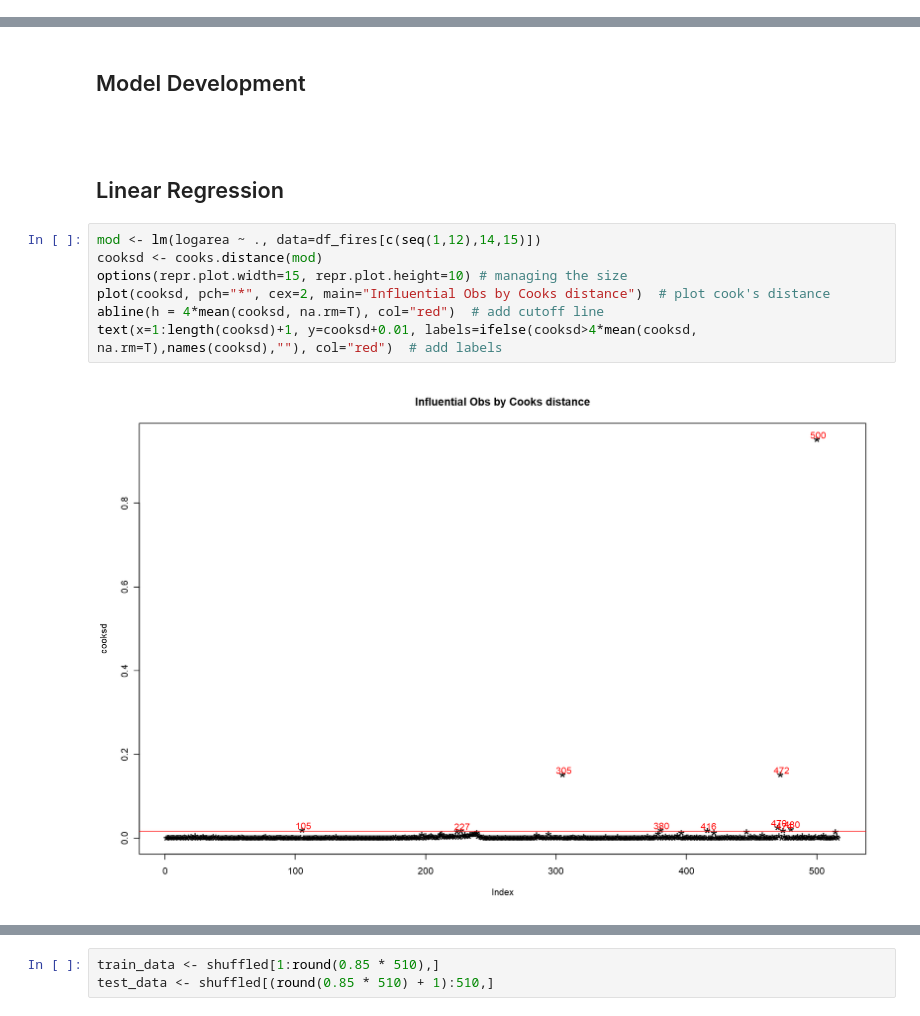
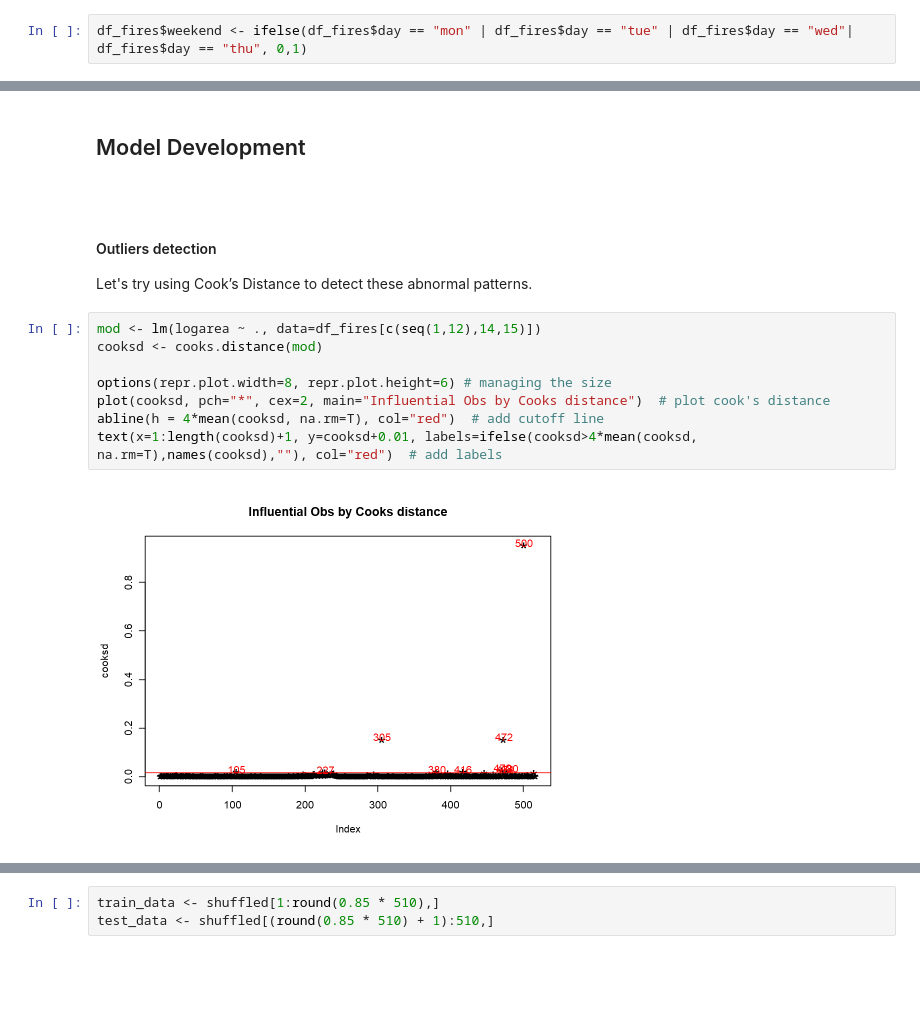
Before and after one commit to Agewerc/Bushfire-Analysis, a Jupyter notebook: Bushfire_Analysis_Area_Prediction.ipynb, the cells around one changed output, grey strips where cells are left out. Drawn from its saved outputs; the diff is of its cells as text; blank space fills up the shorter version.

```diff
--- a/Bushfire_Analysis_Area_Prediction.ipynb
+++ b/Bushfire_Analysis_Area_Prediction.ipynb
@@ -188,5 +188,7 @@ df_fires$season <- ifelse(df_fires$month == "dec" | df_fires$month == "jan" | df
                           ifelse(df_fires$month == "mar" | df_fires$month == "apr" | df_fires$month == "may","autumn",
                                  ifelse(df_fires$month == "jun" | df_fires$month == "jul" | df_fires$month =="aug", "winter",
                                         ifelse(df_fires$month == "sep" | df_fires$month == "oct" | df_fires$month =='nov', "spring", 'NA'))))
+# %%
+df_fires$weekend <- ifelse(df_fires$day == "mon" | df_fires$day == "tue" | df_fires$day == "wed"| df_fires$day == "thu", 0,1)
 # %%
 df_season <- df_fires %>%
@@ -230,17 +240,19 @@ This chart is particularly useful as other than the correlation we can see the d
 
 ## Model Development
 <br>
-# %% [markdown]
-## Linear Regression
+# %% [markdown]
+#### Outliers detection
+Let's try using Cook’s Distance to detect these abnormal patterns.
 # %%
 mod <- lm(logarea ~ ., data=df_fires[c(seq(1,12),14,15)])
 cooksd <- cooks.distance(mod)
-options(repr.plot.width=15, repr.plot.height=10) # managing the size
+
+options(repr.plot.width=8, repr.plot.height=6) # managing the size
 plot(cooksd, pch="*", cex=2, main="Influential Obs by Cooks distance")  # plot cook's distance
 abline(h = 4*mean(cooksd, na.rm=T), col="red")  # add cutoff line
 text(x=1:length(cooksd)+1, y=cooksd+0.01, labels=ifelse(cooksd>4*mean(cooksd, na.rm=T),names(cooksd),""), col="red")  # add labels
 # %% [output]
-[figure, old version]
+[figure, new version]
 # %%
 influential = which(cooksd>4*mean(cooksd, na.rm=T))
 df_fires[influential, ]
```
Also changed, not shown: parts of 30 cells of this notebook.
